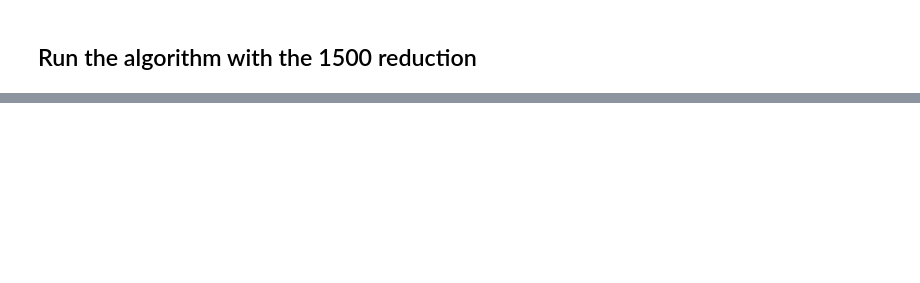
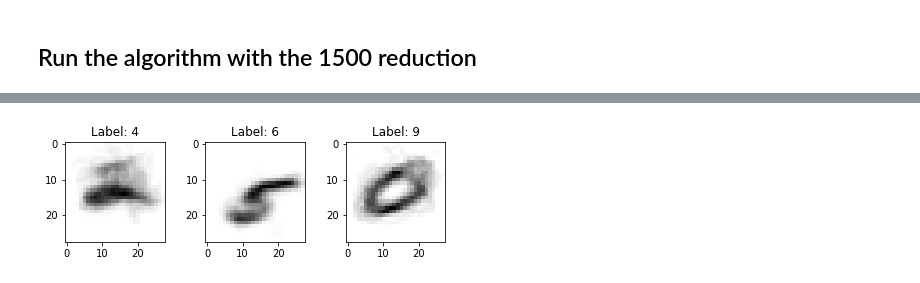
Before and after one commit to lfoscari/kernel-mnist, a Jupyter notebook: visualization/Digit classification example.ipynb, the cells around one changed output, grey strips where cells are left out. Cells and saved outputs as stored; diff of their text form; code cells hidden in the pictures; blank space fills up the shorter version.

```diff
--- a/visualization/Digit classification example.ipynb
+++ b/visualization/Digit classification example.ipynb
@@ -96,0 +119,13 @@ plt.show()
+# %%
+fig, axes = plt.subplots(1, len(indices), figsize=(2 * len(indices), 2))
+
+for i, miss in enumerate(indices):
+    ax = axes[i]
+    image = x_train_km[miss].reshape((1, 28, 28))
+    ax.imshow(image[0], cmap='gray_r')
+    ax.set_title(f"Label: {int(predictions[miss])}")
+
+plt.tight_layout()
+plt.show()
+# %% [output]
+[figure, added]
```
Also changed, not shown: parts of 9 cells of this notebook, 6 other files.
